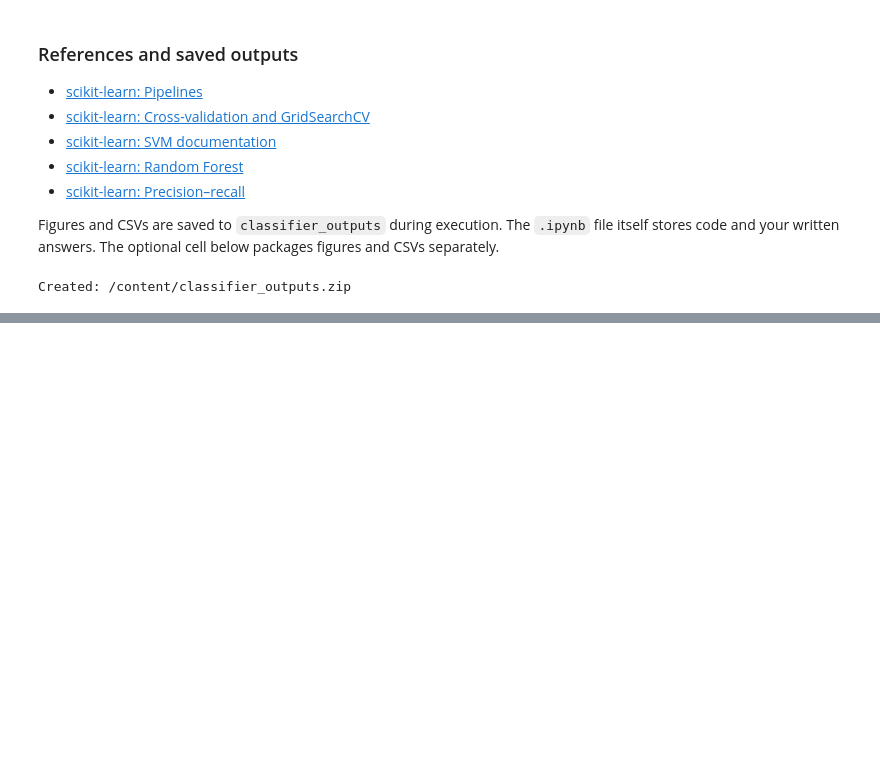
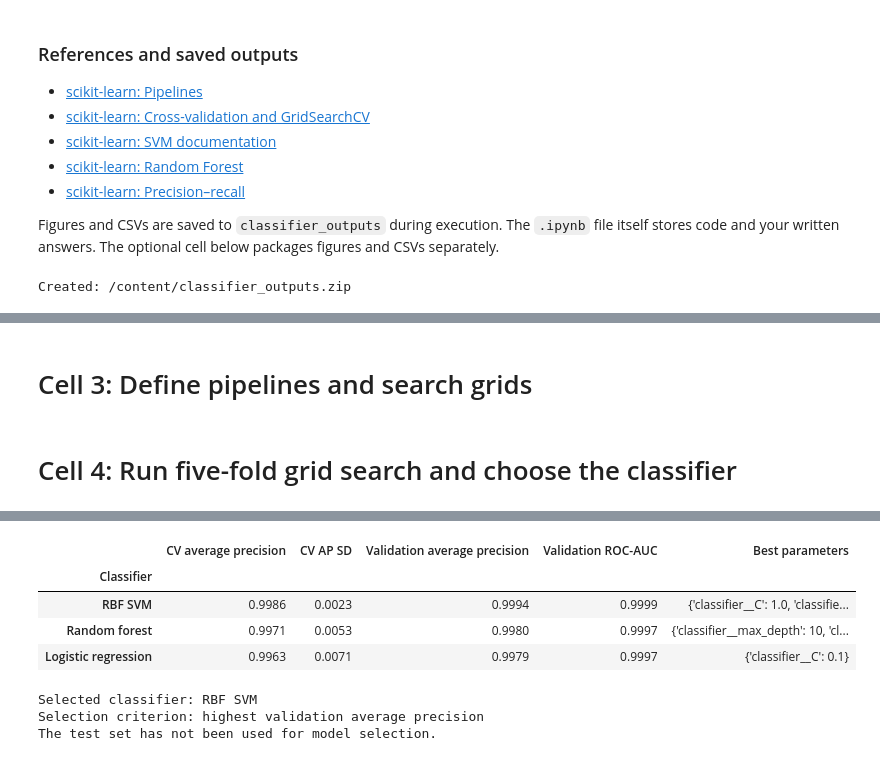
Before and after one commit to Balice9/beginning-bioinformatics, a Jupyter notebook: Module10_Classifiers_Responder_vs_Nonresponder.ipynb, the cells around one changed output, grey strips where cells are left out. Saved outputs shown, nothing was run; the diff lists cells and outputs as text; code cells hidden in the pictures; blank space fills up the shorter version.

```diff
--- a/Module10_Classifiers_Responder_vs_Nonresponder.ipynb
+++ b/Module10_Classifiers_Responder_vs_Nonresponder.ipynb
@@ -875,0 +1056,2 @@ Created: /content/classifier_outputs.zip
+# %% [markdown]
+# Cell 3: Define pipelines and search grids
@@ -875,0 +1123,70 @@ Created: /content/classifier_outputs.zip
+# %% [markdown]
+# Cell 4: Run five-fold grid search and choose the classifier
+# %%
+def positive_scores(model, features):
+    """Return continuous scores for positive class 1."""
+    if hasattr(model, "predict_proba"):
+        positive_column = np.flatnonzero(model.classes_ == 1)[0]
+        return model.predict_proba(features)[:, positive_column]
+
+    if not np.array_equal(model.classes_, np.array([0, 1])):
+        raise ValueError("Expected binary classes [0, 1].")
+
+    return model.decision_function(features)
+
+
+searches = {}
+validation_scores = {}
+comparison_rows = []
+
+for name, (pipeline, grid) in model_specs.items():
+    print(f"\nRunning five-fold grid search: {name}")
+
+    search = GridSearchCV(
+        estimator=pipeline,
+        param_grid=grid,
+        scoring="average_precision",
+        cv=cv,
+        refit=True,
+        n_jobs=N_JOBS,
+        pre_dispatch=N_JOBS,
+        return_train_score=False,
+        error_score="raise",
+        verbose=1,
+    )
+
+    # Only training data enter grid search.
+    search.fit(X_train, y_train)
+    searches[name] = search
+
+    scores = positive_scores(search.best_estimator_, X_val)
+    validation_scores[name] = scores
+
+    comparison_rows.append({
+        "Classifier": name,
+        "CV average precision": search.best_score_,
+        "CV AP SD": search.cv_results_["std_test_score"][search.best_index_],
+        "Validation average precision": average_precision_score(y_val, scores),
+        "Validation ROC-AUC": roc_auc_score(y_val, scores),
+        "Best parameters": search.best_params_,
+    })
+
+comparison = (
+    pd.DataFrame(comparison_rows)
+    .set_index("Classifier")
+    .sort_values(
+        "Validation average precision",
+        ascending=False,
+        kind="stable",
+    )
+)
+
+display(comparison.round(4))
+
+winner_name = comparison.index[0]
+winner_model = searches[winner_name].best_estimator_
+
+print(f"\nSelected classifier: {winner_name}")
+print("Selection criterion: highest validation average precision")
+print("The test set has not been used for model selection.")
+# %% [output]
@@ -875,0 +1201,8 @@ Created: /content/classifier_outputs.zip
+|  | CV average precision | CV AP SD | Validation average precision | Validation ROC-AUC | Best parameters |
+| Classifier |  |  |  |  |  |
+| RBF SVM | 0.9986 | 0.0023 | 0.9994 | 0.9999 | {'classifier__C': 1.0, 'classifie... |
+| Random forest | 0.9971 | 0.0053 | 0.9980 | 0.9997 | {'classifier__max_depth': 10, 'cl... |
+| Logistic regression | 0.9963 | 0.0071 | 0.9979 | 0.9997 | {'classifier__C': 0.1} |
+Selected classifier: RBF SVM
+Selection criterion: highest validation average precision
+The test set has not been used for model selection.
```
Also changed, not shown: parts of 19 cells of this notebook.
